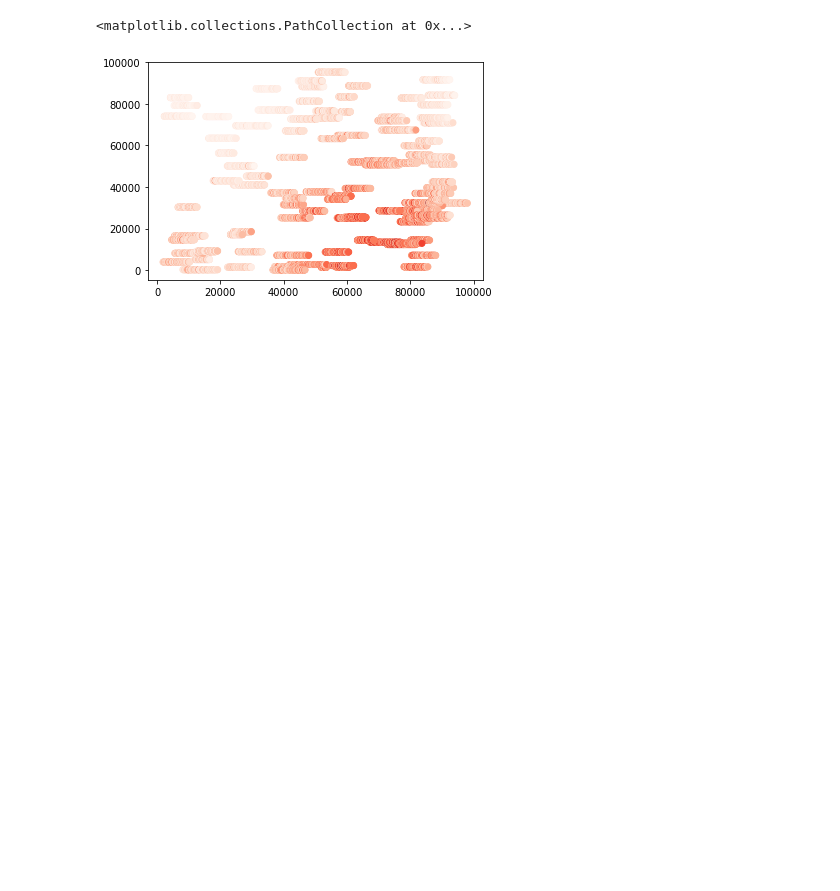
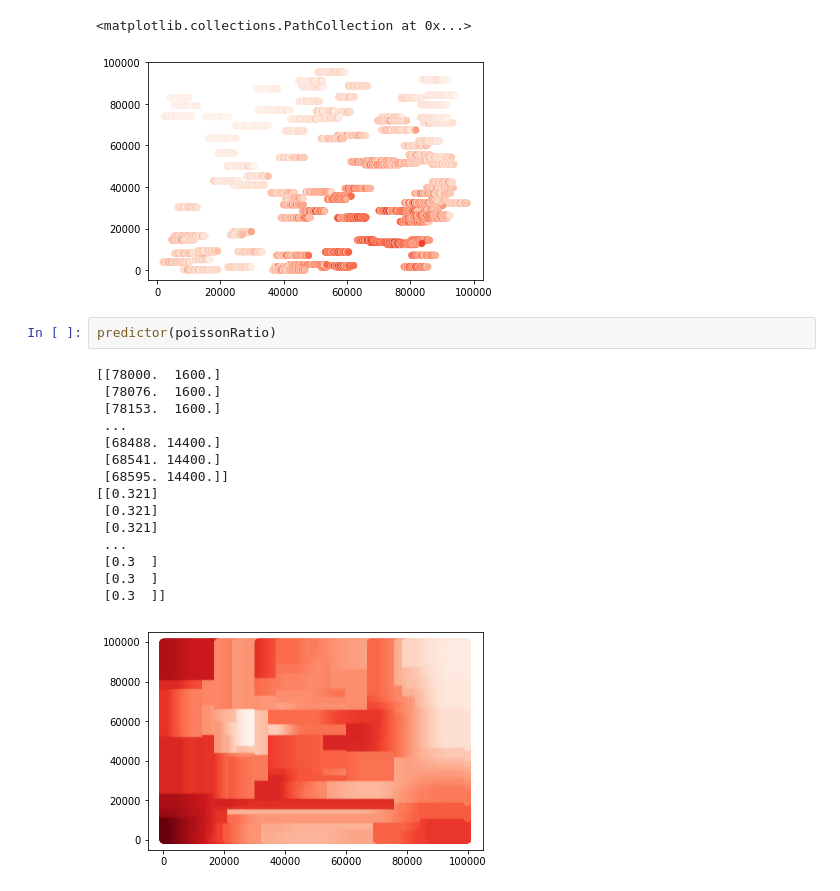
Before and after one commit to fang-helen/Final-Project-FRI, a Jupyter notebook: Final Project FRI.ipynb, the cells around one changed output. Drawn from its saved outputs; the diff is of its cells as text; blank space fills up the shorter version.

```diff
--- a/Final Project FRI.ipynb
+++ b/Final Project FRI.ipynb
@@ -460,3 +484,21 @@ plt.scatter(easting, northing, c = permeability, cmap = "Reds")
 # %% [output]
 <matplotlib.collections.PathCollection at 0x...>
 [figure]
+# %%
+predictor(poissonRatio)
+# %% [output]
+[[78000.  1600.]
+ [78076.  1600.]
+ [78153.  1600.]
+ ...
+ [68488. 14400.]
+ [68541. 14400.]
+ [68595. 14400.]]
+[[0.321]
+ [0.321]
+ [0.321]
+ ...
+ [0.3  ]
+ [0.3  ]
+ [0.3  ]]
+[figure, added]
```
Also changed, not shown: parts of 8 cells of this notebook.
